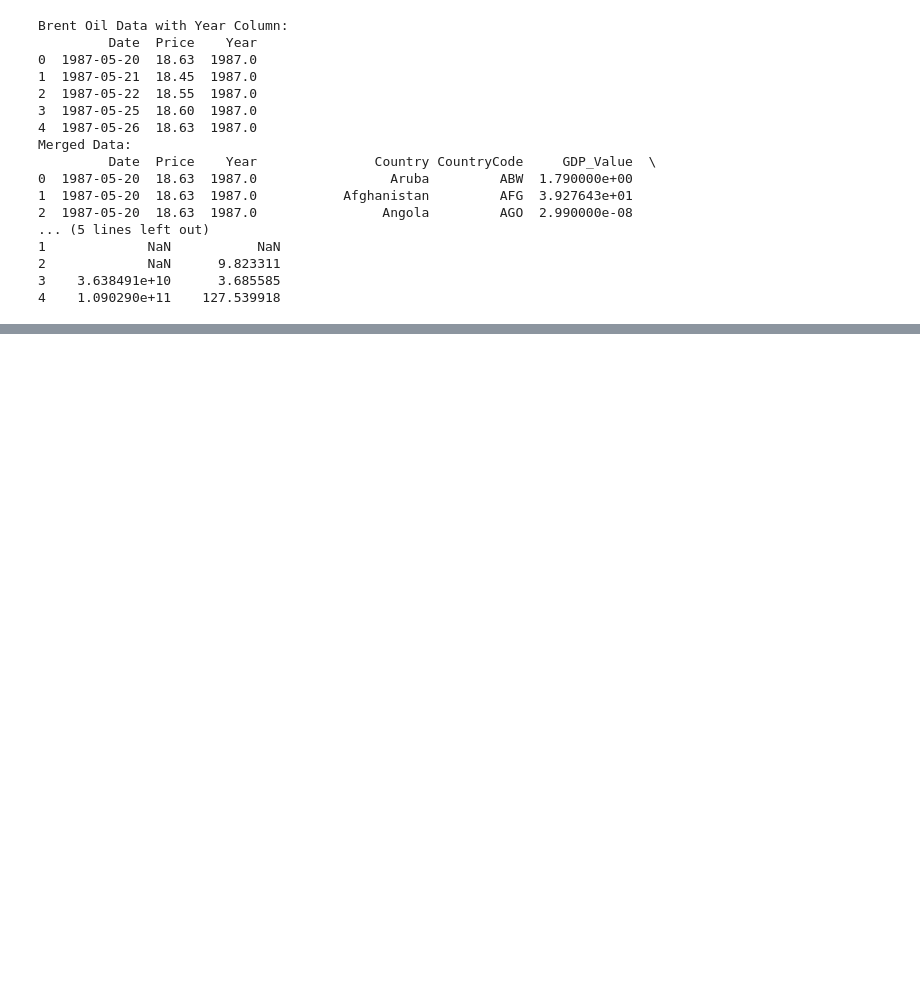
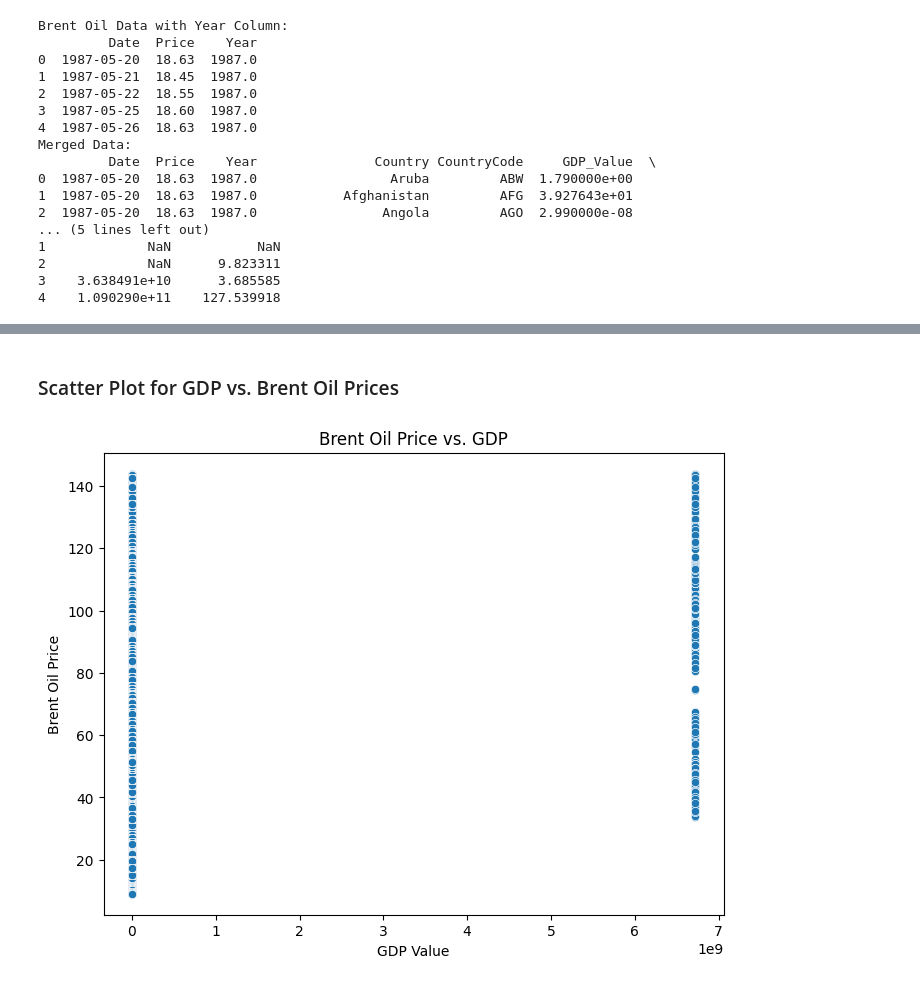
Before and after one commit to wubeabera123/Brent-Oil-Price-Change-Analysis, a Jupyter notebook: notebooks/merging_data_sets.ipynb, the cells around one changed output, grey strips where cells are left out. Saved outputs shown, nothing was run; the diff lists cells and outputs as text; code cells hidden in the pictures; blank space fills up the shorter version.

```diff
--- a/notebooks/merging_data_sets.ipynb
+++ b/notebooks/merging_data_sets.ipynb
@@ -119,0 +161,12 @@ Merged Data:
+# %% [markdown]
+### Scatter Plot for GDP vs. Brent Oil Prices
+# %%
+# Scatter plot for GDP vs. Brent Oil Prices
+plt.figure(figsize=(8, 6))
+sns.scatterplot(x=merged_data['GDP_Value'], y=merged_data['Price'])
+plt.title('Brent Oil Price vs. GDP')
+plt.xlabel('GDP Value')
+plt.ylabel('Brent Oil Price')
+plt.show()
+# %% [output]
+[figure, added]
```
Also changed, not shown: parts of 20 cells of this notebook, 2 other files.
